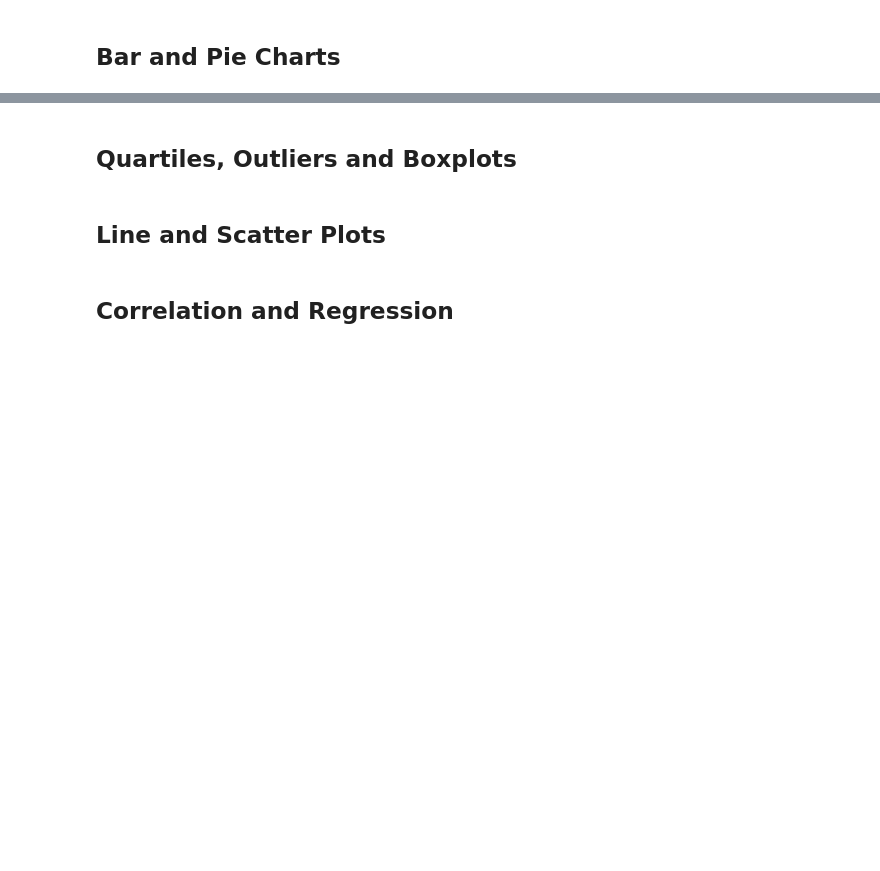
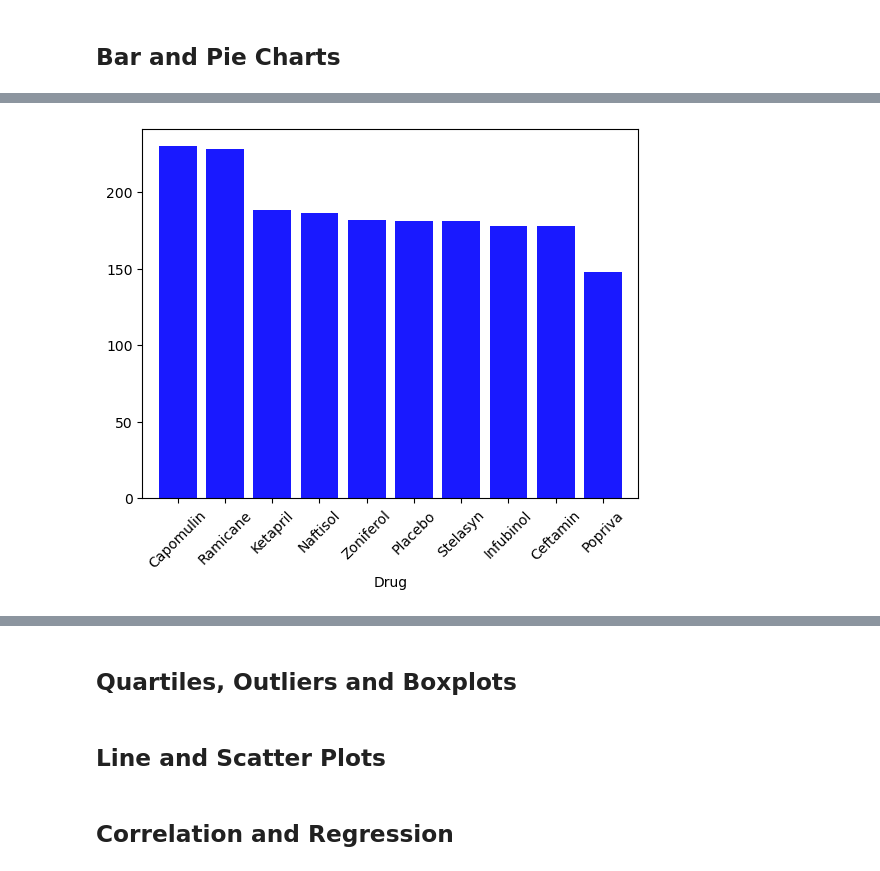
Before and after one commit to Sophie-GJ/pyplots-challenge, a Jupyter notebook: pymaceuticals.ipynb, the cells around one changed output, grey strips where cells are left out. Drawn from its saved outputs; the diff is of its cells as text; code cells hidden in the pictures; blank space fills up the shorter version.

```diff
--- a/pymaceuticals.ipynb
+++ b/pymaceuticals.ipynb
@@ -155,2 +169,11 @@ summary_df
 # %%
-# Generate a bar plot showing the total number of rows (Mouse ID/Timepoints) for each drug regimen using Pandas.
+# Generate a bar plot showing the total number of rows (Mouse ID/Timepoints) for each drug regimen using pyplot.
+mouse_count = regimen_roundup_df['Mouse Count']
+x_axis = regimen_roundup_df['Drug']
+plt.xticks(rotation=45)
+plt.bar(x_axis, mouse_count, color='b', alpha=0.9, align="center")
+plt.xlim(-0.75, len(x_axis)-0.25)
+plt.xlabel("Drug")
+plt.show()
+# %% [output]
+[figure, added]
```
Also changed, not shown: parts of 6 cells of this notebook.
